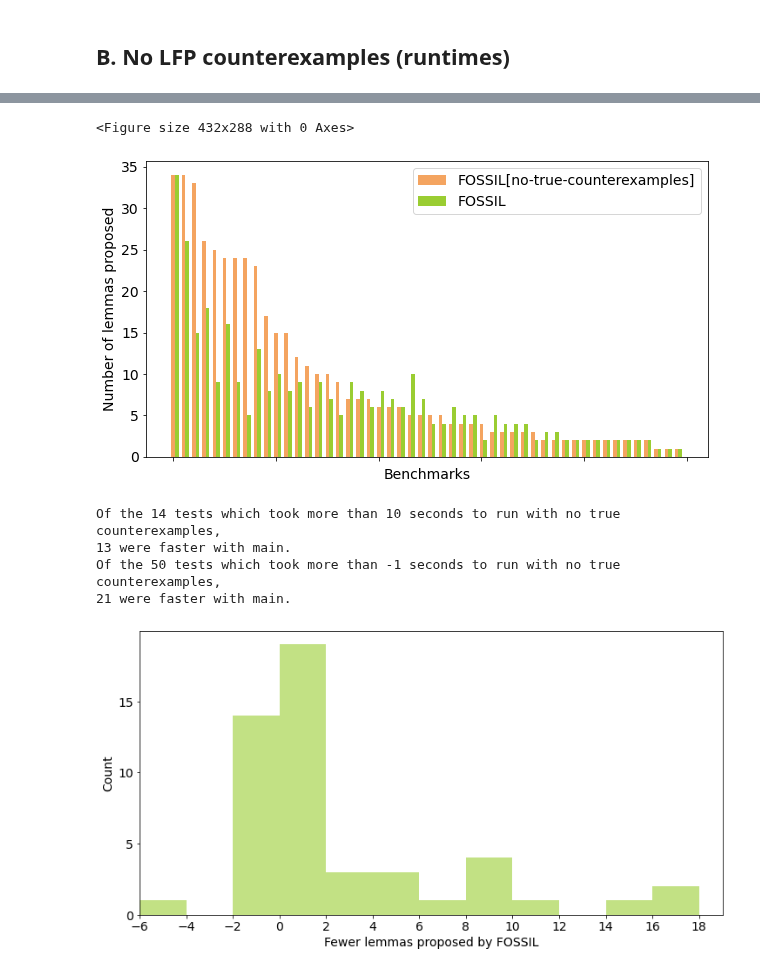
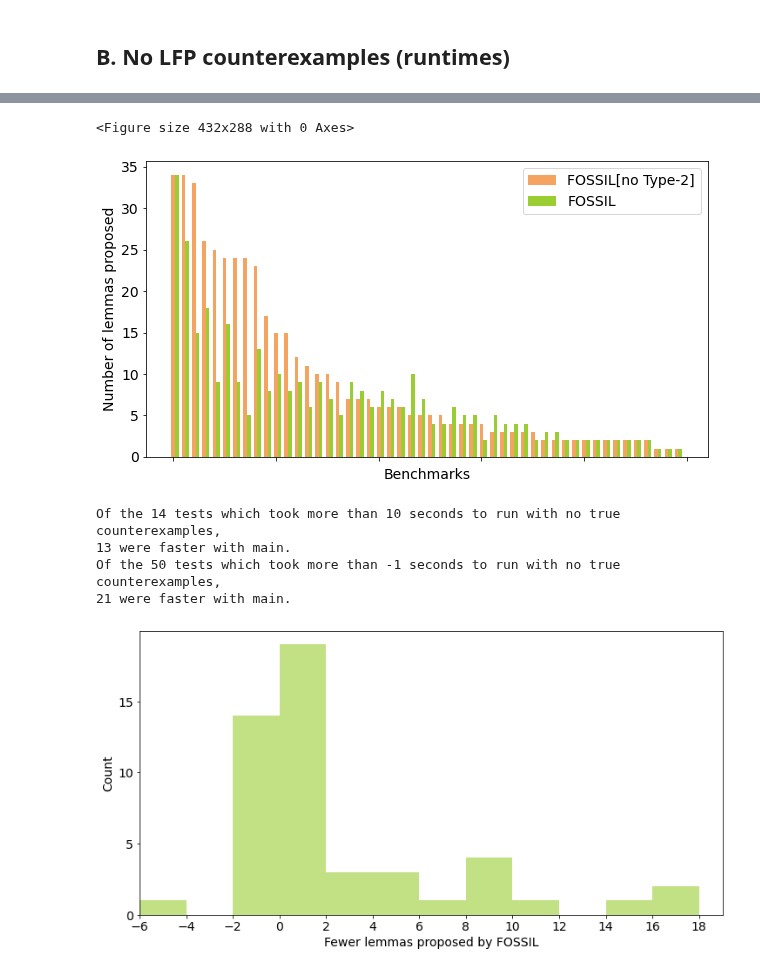
Before and after one commit to muraliadithya/FOSSIL, a Jupyter notebook: plotting/plotter.ipynb, the cells around one changed output, grey strips where cells are left out. Drawn from its saved outputs; the diff is of its cells as text; code cells hidden in the pictures.

```diff
--- a/plotting/plotter.ipynb
+++ b/plotting/plotter.ipynb
@@ -140,35 +141,35 @@ rect_bar = [left, bottom, width, height]
 
 # Start with a rectangular Figure
 plt.figure(figsize=(12, 6.32))
 ax = plt.axes(rect_bar)
 
 #y_prop = [yi for _, yi in sorted(zip(x, y_prop), reverse=True)]
 #x_prop = [xi for _, xi in sorted(zip(x, x_prop), reverse=True)]
 y_prop = [yi for _, yi in sorted(zip(x_prop, y_prop), reverse=True)]
 x_prop = sorted(x_prop, reverse=True)
 
 N = len(names)
 ind = np.arange(N)  # the x locations for the groups
 width = 0.35      #  the width of the bars
 
 rects1 = ax.bar(ind,         x_prop, width, color='sandybrown')
 rects2 = ax.bar(ind + width, y_prop, width, color='yellowgreen')
 
 ax.set_ylabel('Number of lemmas proposed')
 ax.set_xlabel('Benchmarks')
 ax.set_xticklabels([])
 ax.set_title('')
 
-ax.legend((rects1[0], rects2[0]), ('FOSSIL[no-true-counterexamples]', 'FOSSIL'))
+ax.legend((rects1[0], rects2[0]), ('FOSSIL[no Type-2]', 'FOSSIL'))
 fig.tight_layout()
 plt.savefig('plots/bar_FOSSIL_no-true-counterexamples_-FOSSIL_lemmas-proposed.png',
             bbox_inches = 'tight', pad_inches = 0.2, dpi=100)
 plt.show()
 check_bench(x_prop, y_prop, first_name='no true counterexamples', second_name='main')
 check_bench(x_prop, y_prop, first_name='no true counterexamples', second_name='main', bench=-1)
 # %% [output]
 <Figure size 432x288 with 0 Axes>
-[figure, old version]
+[figure, new version]
 Of the 14 tests which took more than 10 seconds to run with no true counterexamples,
 13 were faster with main.
 Of the 50 tests which took more than -1 seconds to run with no true counterexamples,
```
Also changed, not shown: parts of 5 cells of this notebook, 10 other files.
